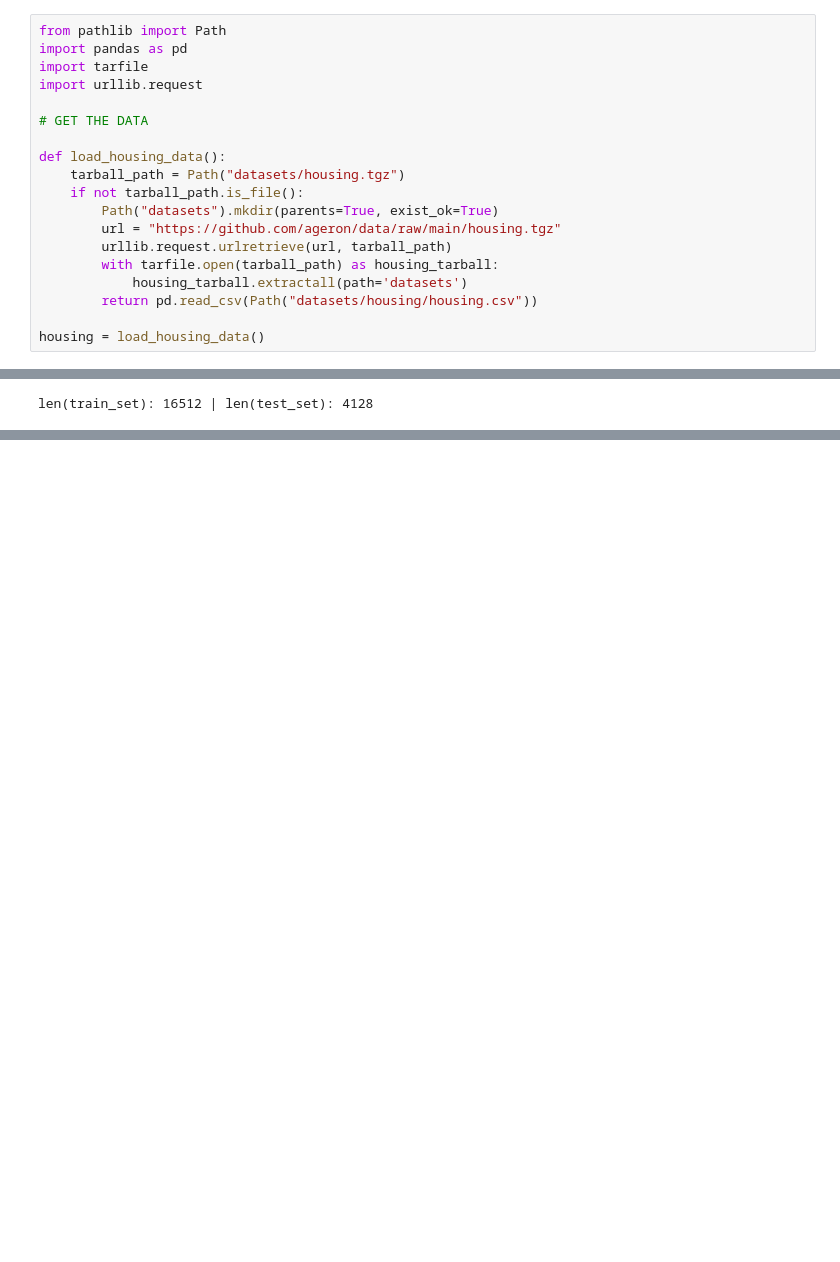
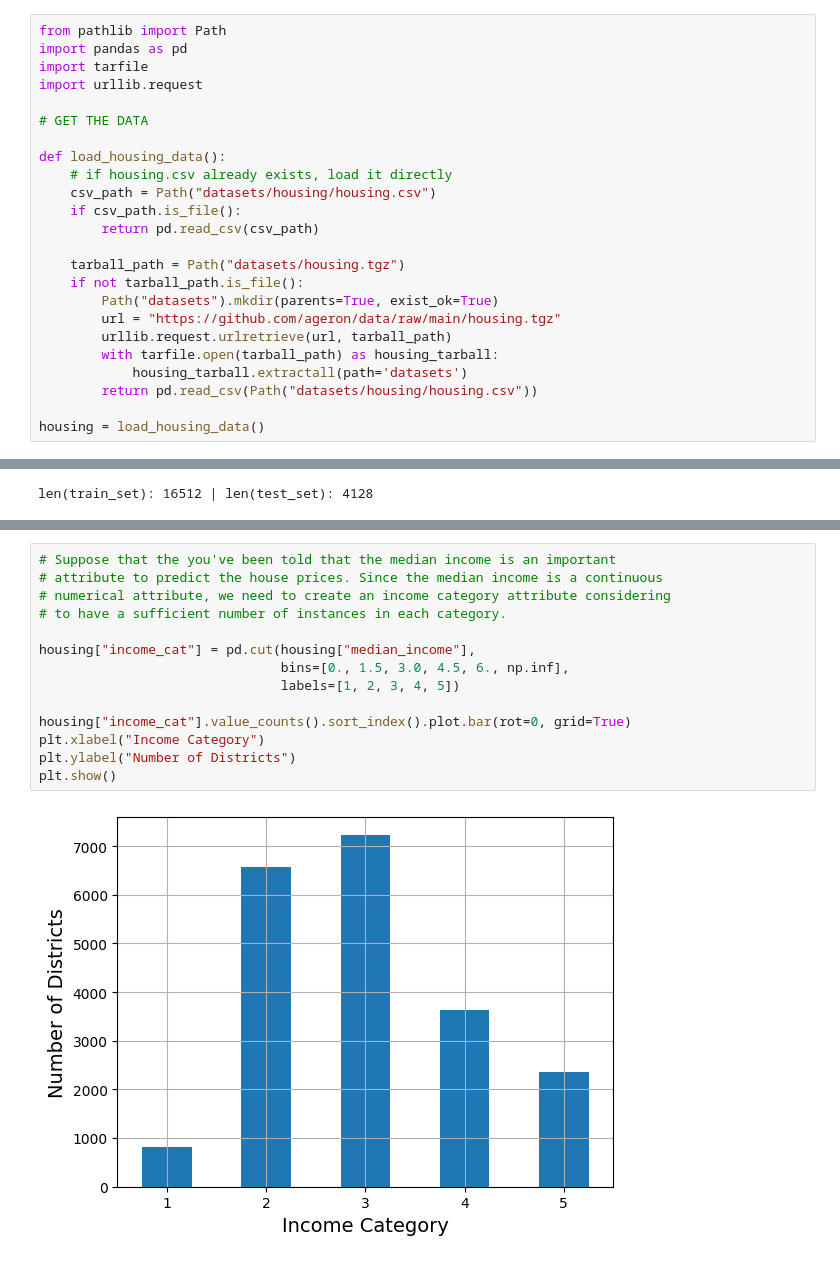
Before and after one commit to marcobarca/handson-ml3, a Jupyter notebook: chapter2.ipynb, the cells around one changed output, grey strips where cells are left out. Saved outputs shown, nothing was run; the diff lists cells and outputs as text; blank space fills up the shorter version.

```diff
--- a/chapter2.ipynb
+++ b/chapter2.ipynb
@@ -14,6 +14,11 @@ import urllib.request
 # GET THE DATA
 
 def load_housing_data():
+    # if housing.csv already exists, load it directly
+    csv_path = Path("datasets/housing/housing.csv")
+    if csv_path.is_file():
+        return pd.read_csv(csv_path)
+
     tarball_path = Path("datasets/housing.tgz")
     if not tarball_path.is_file():
         Path("datasets").mkdir(parents=True, exist_ok=True)
@@ -116,0 +145,16 @@ len(train_set): 16512 | len(test_set): 4128
+# %%
+# Suppose that the you've been told that the median income is an important
+# attribute to predict the house prices. Since the median income is a continuous
+# numerical attribute, we need to create an income category attribute considering
+# to have a sufficient number of instances in each category.
+
+housing["income_cat"] = pd.cut(housing["median_income"],
+                               bins=[0., 1.5, 3.0, 4.5, 6., np.inf],
+                               labels=[1, 2, 3, 4, 5])
+
+housing["income_cat"].value_counts().sort_index().plot.bar(rot=0, grid=True)
+plt.xlabel("Income Category")
+plt.ylabel("Number of Districts")
+plt.show()
+# %% [output]
+[figure, added]
```
Also changed, not shown: parts of 4 cells of this notebook.
